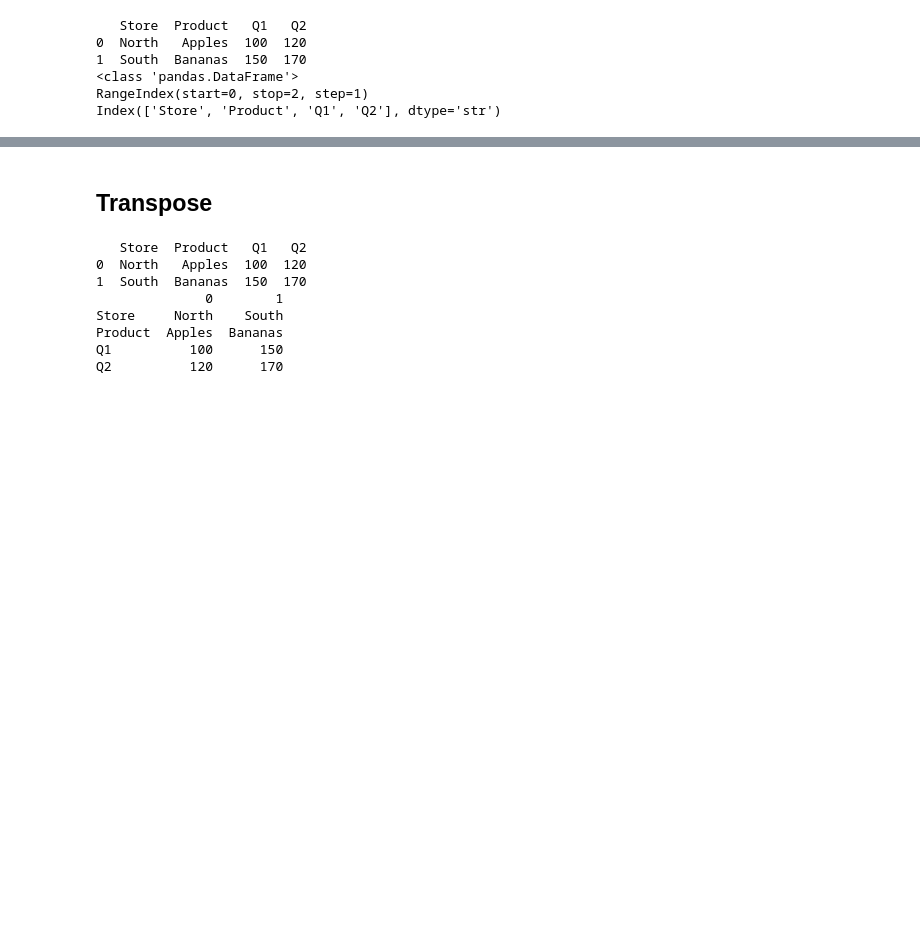
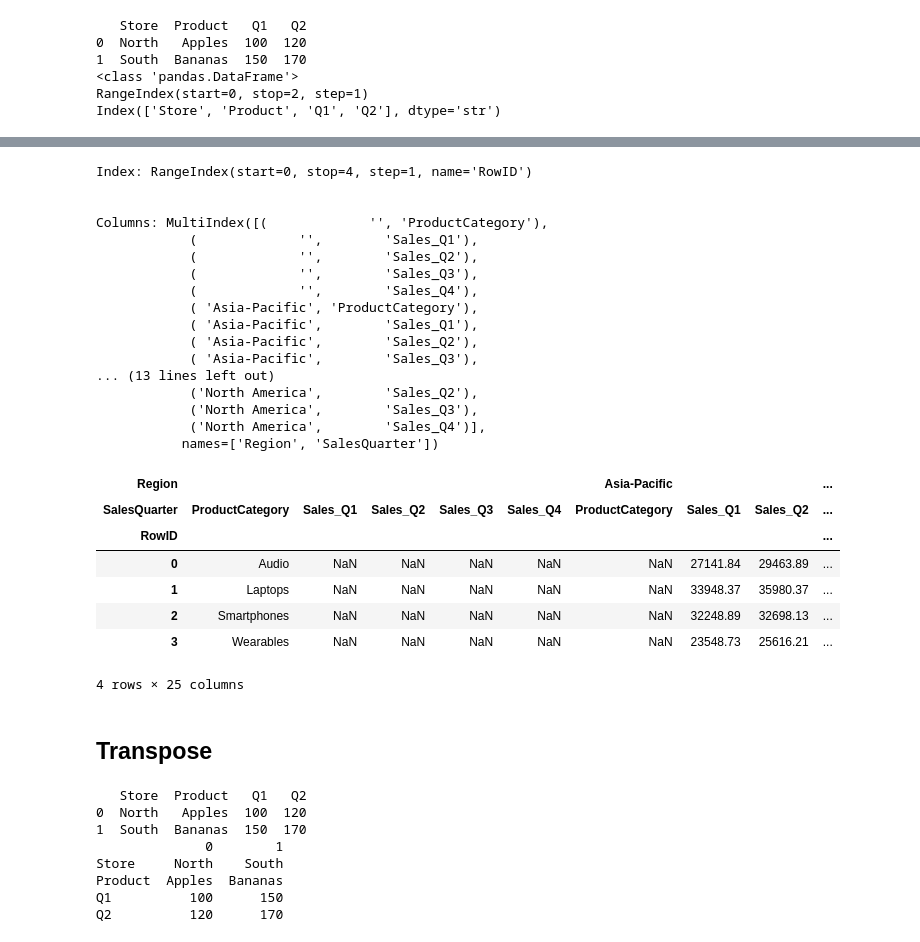
Before and after one commit to carlosjesuscaro/data_analysis_summary, a Jupyter notebook: Pandas.ipynb, the cells around one changed output, grey strips where cells are left out. Cells and saved outputs as stored; diff of their text form; code cells hidden in the pictures; blank space fills up the shorter version.

```diff
--- a/Pandas.ipynb
+++ b/Pandas.ipynb
@@ -634,3 +768,34 @@ Index(['Store', 'Product', 'Q1', 'Q2'], dtype='str')
+# %%
+unstack_example = stack_example1.unstack(level=-1)
+print(f'Index: {unstack_example.index}\n\n')
+print(f'Columns: {unstack_example.columns}\n\n      ')
+unstack_example
+# %% [output]
+Index: RangeIndex(start=0, stop=4, step=1, name='RowID')
+
+
+Columns: MultiIndex([(             '', 'ProductCategory'),
+            (             '',        'Sales_Q1'),
+            (             '',        'Sales_Q2'),
+            (             '',        'Sales_Q3'),
+            (             '',        'Sales_Q4'),
+            ( 'Asia-Pacific', 'ProductCategory'),
+            ( 'Asia-Pacific',        'Sales_Q1'),
+            ( 'Asia-Pacific',        'Sales_Q2'),
+            ( 'Asia-Pacific',        'Sales_Q3'),
+... (13 lines left out)
+            ('North America',        'Sales_Q2'),
+            ('North America',        'Sales_Q3'),
+            ('North America',        'Sales_Q4')],
+           names=['Region', 'SalesQuarter'])
+| Region |  |  |  |  |  | Asia-Pacific |  |  | ... |
+| SalesQuarter | ProductCategory | Sales_Q1 | Sales_Q2 | Sales_Q3 | Sales_Q4 | ProductCategory | Sales_Q1 | Sales_Q2 | ... |
+| RowID |  |  |  |  |  |  |  |  | ... |
+| 0 | Audio | NaN | NaN | NaN | NaN | NaN | 27141.84 | 29463.89 | ... |
+| 1 | Laptops | NaN | NaN | NaN | NaN | NaN | 33948.37 | 35980.37 | ... |
+| 2 | Smartphones | NaN | NaN | NaN | NaN | NaN | 32248.89 | 32698.13 | ... |
+| 3 | Wearables | NaN | NaN | NaN | NaN | NaN | 23548.73 | 25616.21 | ... |
+4 rows × 25 columns
 # %% [markdown]
 ## Transpose
 # %%
```
Also changed, not shown: parts of 23 cells of this notebook, 2 other files.
